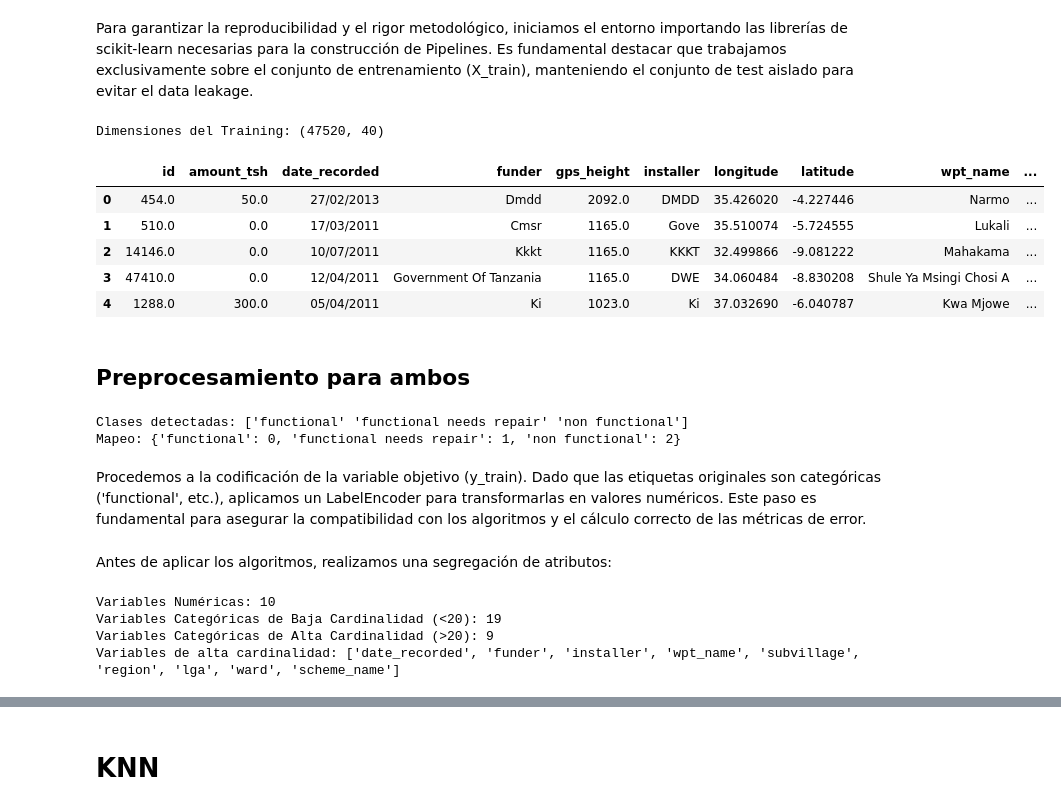
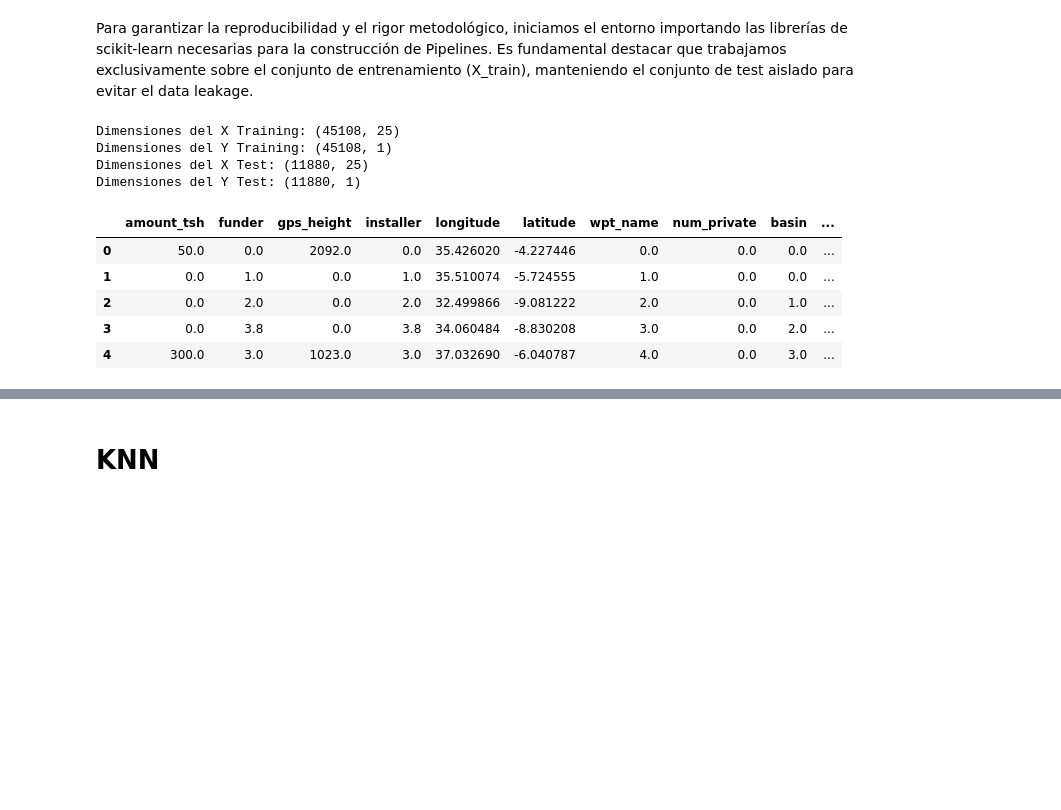
Before and after one commit to carmenqr/Trabajo, a Jupyter notebook: carmen_knn_bagging.ipynb, the cells around one changed output, grey strips where cells are left out. Drawn from its saved outputs; the diff is of its cells as text; code cells hidden in the pictures; blank space fills up the shorter version.

```diff
--- a/carmen_knn_bagging.ipynb
+++ b/carmen_knn_bagging.ipynb
@@ -10,76 +10,42 @@ Para garantizar la reproducibilidad y el rigor metodológico, iniciamos el entor
 # %%
 import pandas as pd
 import numpy as np
 import matplotlib.pyplot as plt
-import seaborn as sns
 from sklearn.pipeline import Pipeline
 from sklearn.compose import ColumnTransformer
-from sklearn.impute import SimpleImputer, KNNImputer
-from sklearn.preprocessing import StandardScaler, OneHotEncoder, OrdinalEncoder, LabelEncoder
+import seaborn as sns
+from sklearn.decomposition import PCA
+from sklearn.preprocessing import StandardScaler, OrdinalEncoder
 from sklearn.neighbors import KNeighborsClassifier
 from sklearn.ensemble import RandomForestClassifier
-from sklearn.model_selection import cross_val_score, StratifiedKFold, GridSearchCV, cross_val_predict
-from category_encoders import TargetEncoder
-from sklearn.feature_selection import SelectKBest, mutual_info_classif, SelectFromModel
-from sklearn.ensemble import IsolationForest
+from sklearn.model_selection import  GridSearchCV, cross_val_predict
+from sklearn.feature_selection import SelectFromModel
 from sklearn.metrics import classification_report, ConfusionMatrixDisplay, accuracy_score, f1_score
 
 # Configuración para mostrar todas las columnas en pandas
 pd.set_option('display.max_columns', None)
 
-# Carga de datos (Asegúrate de cambiar el nombre del archivo al que tengáis en el grupo)
+# Carga de datos
 # Usamos solo el TRAIN. El TEST está prohibido mirarlo hasta el final del proyecto.
 X_train = pd.read_csv("X_train_prep.csv")
-y_train = pd.read_csv("y_train.csv").values.ravel() # .ravel() para que sea un array 1D
+y_train = pd.read_csv("y_train_prep.csv")
 
 X_test= pd.read_csv("X_test_prep.csv")
-y_test = pd.read_csv("y_test.csv")
+y_test = pd.read_csv("y_test_prep.csv")
 
-print("Dimensiones del Training:", X_train.shape)
+print("Dimensiones del X Training:", X_train.shape)
+print("Dimensiones del Y Training:", y_train.shape)
+print("Dimensiones del X Test:", X_test.shape)
+print("Dimensiones del Y Test:", y_test.shape)
 X_train.head()
 # %% [output]
-Dimensiones del Training: (47520, 40)
+Dimensiones del X Training: (45108, 25)
+Dimensiones del Y Training: (45108, 1)
+Dimensiones del X Test: (11880, 25)
+Dimensiones del Y Test: (11880, 1)
-|  | id | amount_tsh | date_recorded | funder | gps_height | installer | longitude | latitude | wpt_name | ... |
-| 0 | 454.0 | 50.0 | 27/02/2013 | Dmdd | 2092.0 | DMDD | 35.426020 | -4.227446 | Narmo | ... |
-| 1 | 510.0 | 0.0 | 17/03/2011 | Cmsr | 1165.0 | Gove | 35.510074 | -5.724555 | Lukali | ... |
-| 2 | 14146.0 | 0.0 | 10/07/2011 | Kkkt | 1165.0 | KKKT | 32.499866 | -9.081222 | Mahakama | ... |
-| 3 | 47410.0 | 0.0 | 12/04/2011 | Government Of Tanzania | 1165.0 | DWE | 34.060484 | -8.830208 | Shule Ya Msingi Chosi A | ... |
-| 4 | 1288.0 | 300.0 | 05/04/2011 | Ki | 1023.0 | Ki | 37.032690 | -6.040787 | Kwa Mjowe | ... |
+|  | amount_tsh | funder | gps_height | installer | longitude | latitude | wpt_name | num_private | basin | ... |
+| 0 | 50.0 | 0.0 | 2092.0 | 0.0 | 35.426020 | -4.227446 | 0.0 | 0.0 | 0.0 | ... |
+| 1 | 0.0 | 1.0 | 0.0 | 1.0 | 35.510074 | -5.724555 | 1.0 | 0.0 | 0.0 | ... |
+| 2 | 0.0 | 2.0 | 0.0 | 2.0 | 32.499866 | -9.081222 | 2.0 | 0.0 | 1.0 | ... |
+| 3 | 0.0 | 3.8 | 0.0 | 3.8 | 34.060484 | -8.830208 | 3.0 | 0.0 | 2.0 | ... |
+| 4 | 300.0 | 3.0 | 1023.0 | 3.0 | 37.032690 | -6.040787 | 4.0 | 0.0 | 3.0 | ... |
-# %% [markdown]
-## Preprocesamiento para ambos
-# %%
-# Codificación de la variable objetivo (y_train)
-le = LabelEncoder()
-y_train = le.fit_transform(y_train)
-y_test = le.transform(y_test)
-
-# Guardamos el mapeo para saber qué es qué en la presentación
-print("Clases detectadas:", le.classes_)
-print("Mapeo:", dict(zip(le.classes_, range(len(le.classes_)))))
-# %% [output]
-Clases detectadas: ['functional' 'functional needs repair' 'non functional']
-Mapeo: {'functional': 0, 'functional needs repair': 1, 'non functional': 2}
-# %% [markdown]
-Procedemos a la codificación de la variable objetivo (y_train). Dado que las etiquetas originales son categóricas ('functional', etc.), aplicamos un LabelEncoder para transformarlas en valores numéricos. Este paso es fundamental para asegurar la compatibilidad con los algoritmos y el cálculo correcto de las métricas de error.
-# %% [markdown]
-Antes de aplicar los algoritmos, realizamos una segregación de atributos:
-# %%
-# Variables Numéricas:
-num_cols = X_train.select_dtypes(include=['int64', 'float64']).columns.tolist()
-
-# Variables Categóricas:
-cat_cols = X_train.select_dtypes(include=['object', 'category']).columns.tolist()
-
-# Detectamos columnas con demasiadas categorías únicas (> 20) que podrían ralentizar kNN
-high_card_cols = [col for col in cat_cols if X_train[col].nunique() > 20]
-low_card_cols = [col for col in cat_cols if X_train[col].nunique() <= 20]
-
-print(f"Variables Numéricas: {len(num_cols)}")
-print(f"Variables Categóricas de Baja Cardinalidad (<20): {len(low_card_cols)}")
-print(f"Variables Categóricas de Alta Cardinalidad (>20): {len(high_card_cols)}")
-print("Variables de alta cardinalidad:", high_card_cols[:])
-# %% [output]
-Variables Numéricas: 10
-Variables Categóricas de Baja Cardinalidad (<20): 19
-Variables Categóricas de Alta Cardinalidad (>20): 9
-Variables de alta cardinalidad: ['date_recorded', 'funder', 'installer', 'wpt_name', 'subvillage', 'region', 'lga', 'ward', 'scheme_name']
```
Also changed, not shown: parts of 25 cells of this notebook.
